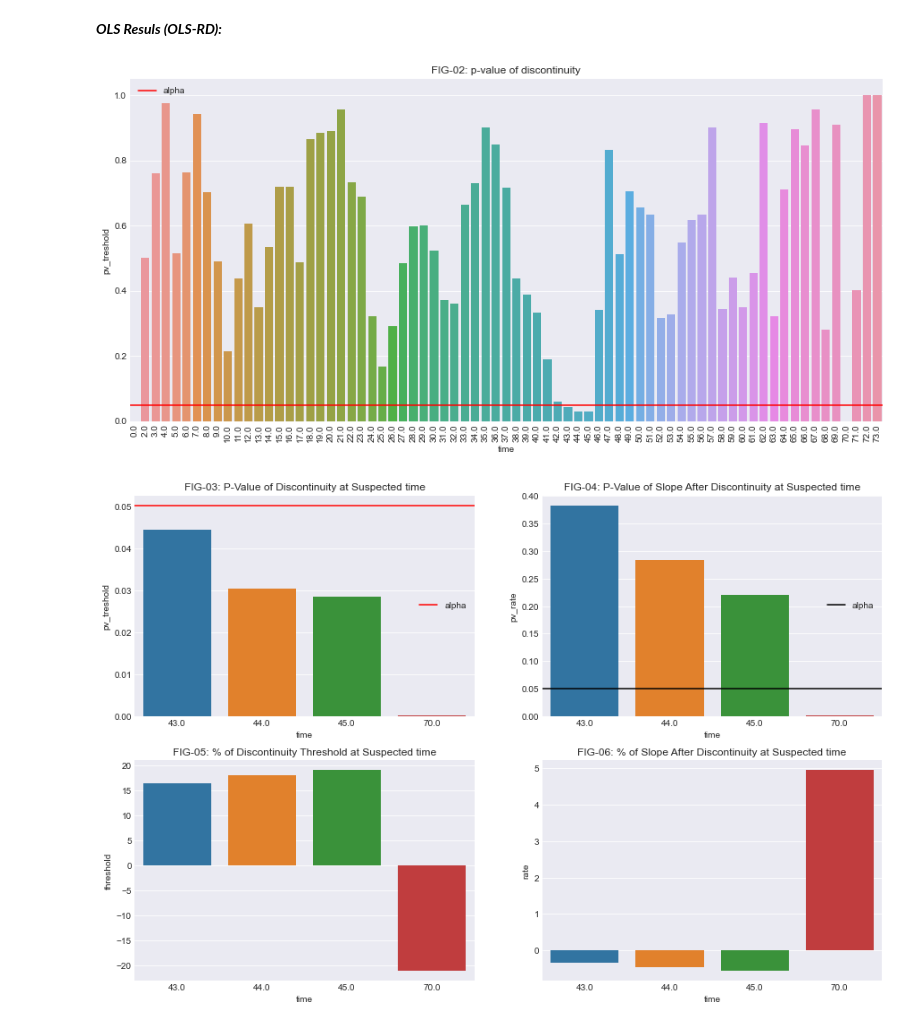
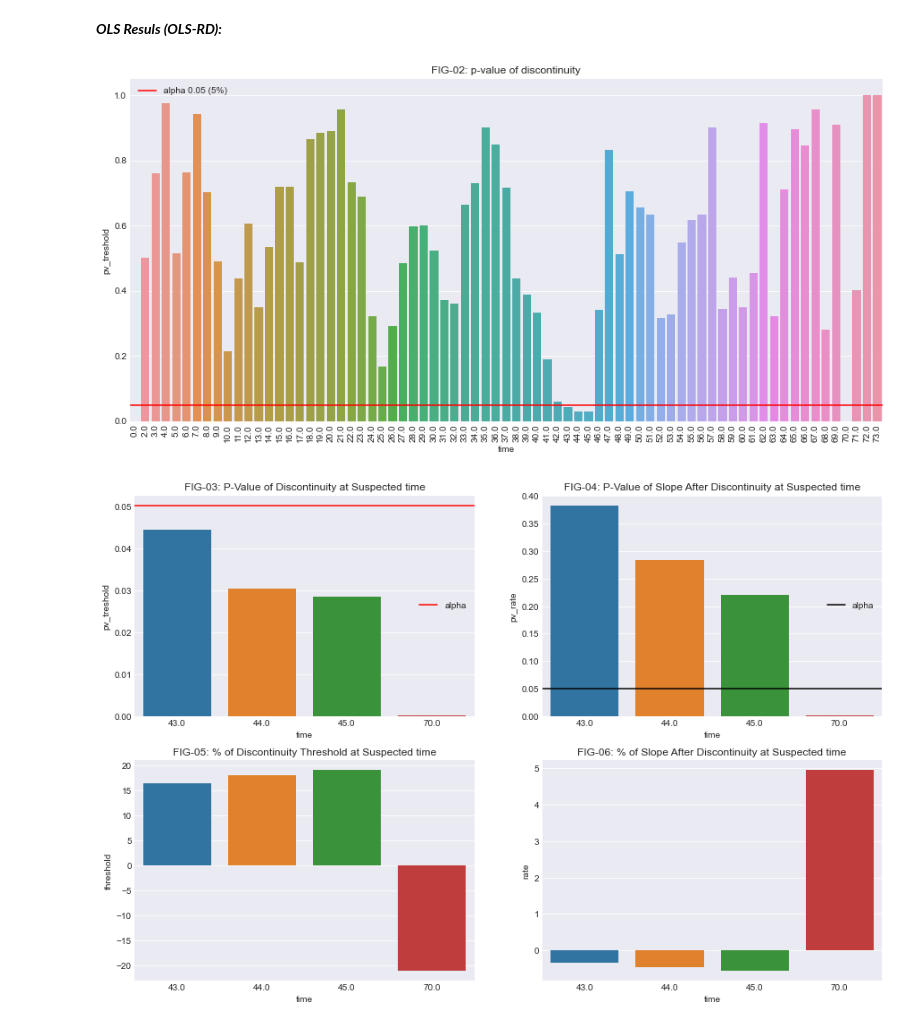
Before and after one commit to aprds/Inferring-Behavior-from-Text-Message-Data, a Jupyter notebook: Inferring_Behavior_from_Text_Message_Data.ipynb, the cells around one changed output. Cells and saved outputs as stored; diff of their text form; code cells hidden in the pictures.

```diff
--- a/Inferring_Behavior_from_Text_Message_Data.ipynb
+++ b/Inferring_Behavior_from_Text_Message_Data.ipynb
@@ -144,12 +141,12 @@ Not only as we notice those behavior changes by arround 20% (lambda-2/ lambda-1)
 # %%
 fig, ax = plt.subplots(figsize=(15,7))
 sns.barplot(x='time', y='pv_treshold', data=df_mod_ms, ax=ax)
-ax.axhline(0.05, c='r', label='alpha')
+ax.axhline(0.05, c='r', label='alpha 0.05 (5%)')
 ax.tick_params(axis='x', rotation=90)
 plt.title('FIG-02: p-value of discontinuity')
 ax.legend(loc=2);
 # %% [output]
-[figure, old version]
+[figure, new version]
 # %%
 fig, ax = plt.subplots(2, 2, figsize=(15,10))
 
```
Also changed, not shown: parts of 4 cells of this notebook.
